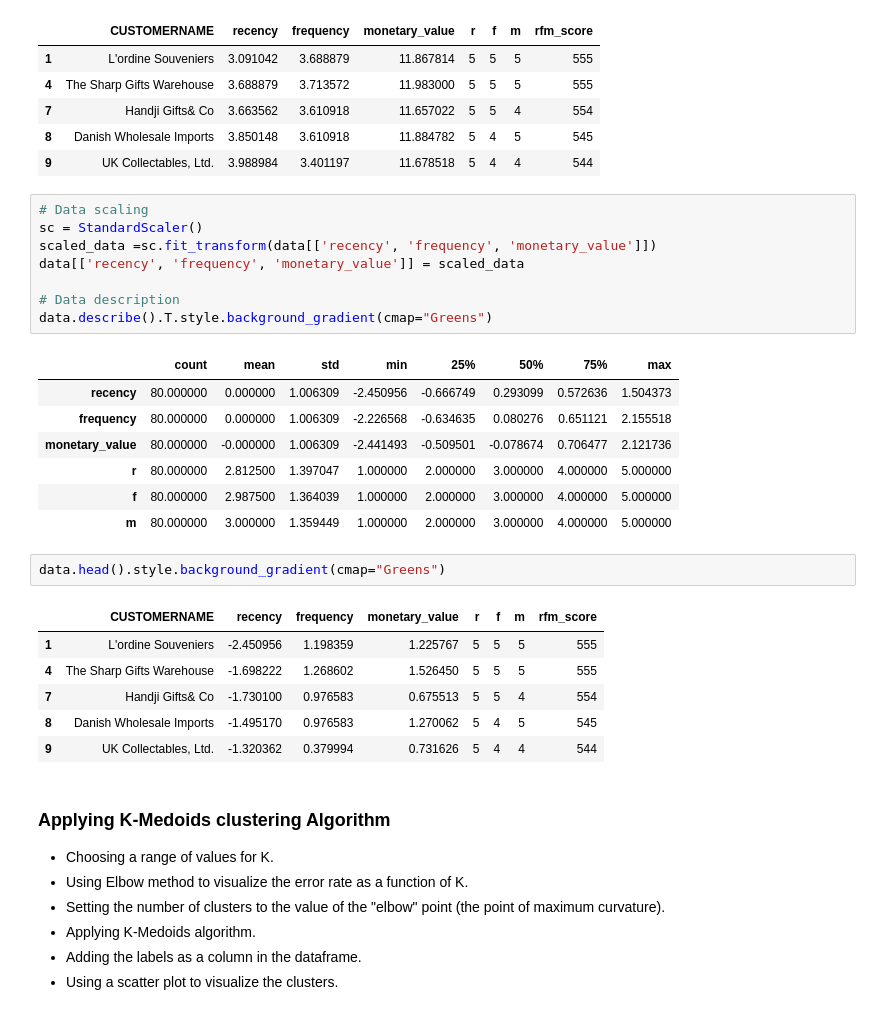
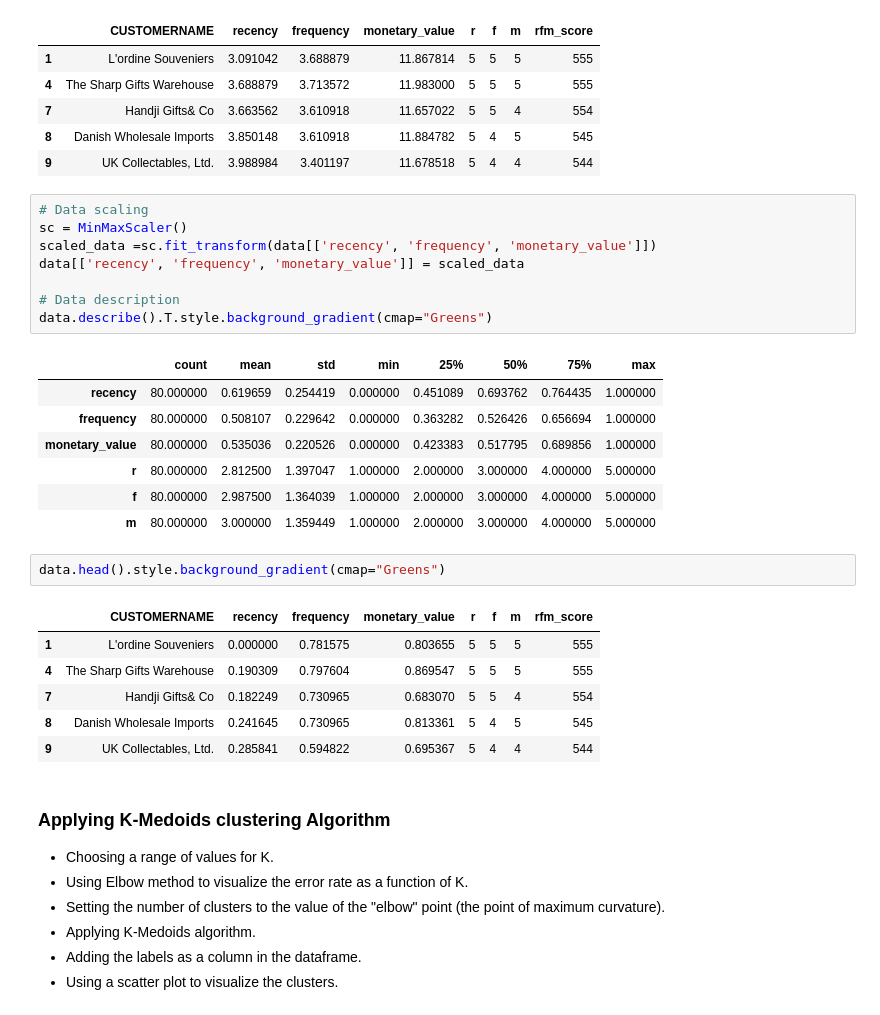
Before and after one commit to faresmohamed260/School-Work, a Jupyter notebook: Data Mining/Customer Segmentation.ipynb, the cells around one changed output. Saved outputs shown, nothing was run; the diff lists cells and outputs as text.

```diff
--- a/Data Mining/Customer Segmentation.ipynb
+++ b/Data Mining/Customer Segmentation.ipynb
@@ -282,17 +282,17 @@ Number of outliers removed: 1
 | 9 | UK Collectables, Ltd. | 3.988984 | 3.401197 | 11.678518 | 5 | 4 | 4 | 544 |
 # %%
 # Data scaling
-sc = StandardScaler()
+sc = MinMaxScaler()
 scaled_data =sc.fit_transform(data[['recency', 'frequency', 'monetary_value']])
 data[['recency', 'frequency', 'monetary_value']] = scaled_data
 
 # Data description
 data.describe().T.style.background_gradient(cmap="Greens")
 # %% [output]
 |  | count | mean | std | min | 25% | 50% | 75% | max |
-| recency | 80.000000 | 0.000000 | 1.006309 | -2.450956 | -0.666749 | 0.293099 | 0.572636 | 1.504373 |
-| frequency | 80.000000 | 0.000000 | 1.006309 | -2.226568 | -0.634635 | 0.080276 | 0.651121 | 2.155518 |
-| monetary_value | 80.000000 | -0.000000 | 1.006309 | -2.441493 | -0.509501 | -0.078674 | 0.706477 | 2.121736 |
+| recency | 80.000000 | 0.619659 | 0.254419 | 0.000000 | 0.451089 | 0.693762 | 0.764435 | 1.000000 |
+| frequency | 80.000000 | 0.508107 | 0.229642 | 0.000000 | 0.363282 | 0.526426 | 0.656694 | 1.000000 |
+| monetary_value | 80.000000 | 0.535036 | 0.220526 | 0.000000 | 0.423383 | 0.517795 | 0.689856 | 1.000000 |
 | r | 80.000000 | 2.812500 | 1.397047 | 1.000000 | 2.000000 | 3.000000 | 4.000000 | 5.000000 |
 | f | 80.000000 | 2.987500 | 1.364039 | 1.000000 | 2.000000 | 3.000000 | 4.000000 | 5.000000 |
 | m | 80.000000 | 3.000000 | 1.359449 | 1.000000 | 2.000000 | 3.000000 | 4.000000 | 5.000000 |
@@ -300,11 +300,11 @@ data.describe().T.style.background_gradient(cmap="Greens")
 data.head().style.background_gradient(cmap="Greens")
 # %% [output]
 |  | CUSTOMERNAME | recency | frequency | monetary_value | r | f | m | rfm_score |
-| 1 | L'ordine Souveniers | -2.450956 | 1.198359 | 1.225767 | 5 | 5 | 5 | 555 |
-| 4 | The Sharp Gifts Warehouse | -1.698222 | 1.268602 | 1.526450 | 5 | 5 | 5 | 555 |
-| 7 | Handji Gifts& Co | -1.730100 | 0.976583 | 0.675513 | 5 | 5 | 4 | 554 |
-| 8 | Danish Wholesale Imports | -1.495170 | 0.976583 | 1.270062 | 5 | 4 | 5 | 545 |
-| 9 | UK Collectables, Ltd. | -1.320362 | 0.379994 | 0.731626 | 5 | 4 | 4 | 544 |
+| 1 | L'ordine Souveniers | 0.000000 | 0.781575 | 0.803655 | 5 | 5 | 5 | 555 |
+| 4 | The Sharp Gifts Warehouse | 0.190309 | 0.797604 | 0.869547 | 5 | 5 | 5 | 555 |
+| 7 | Handji Gifts& Co | 0.182249 | 0.730965 | 0.683070 | 5 | 5 | 4 | 554 |
+| 8 | Danish Wholesale Imports | 0.241645 | 0.730965 | 0.813361 | 5 | 4 | 5 | 545 |
+| 9 | UK Collectables, Ltd. | 0.285841 | 0.594822 | 0.695367 | 5 | 4 | 4 | 544 |
 # %% [markdown]
 ### Applying K-Medoids clustering Algorithm
    * Choosing a range of values for K.
```
Also changed, not shown: parts of 11 cells of this notebook.
